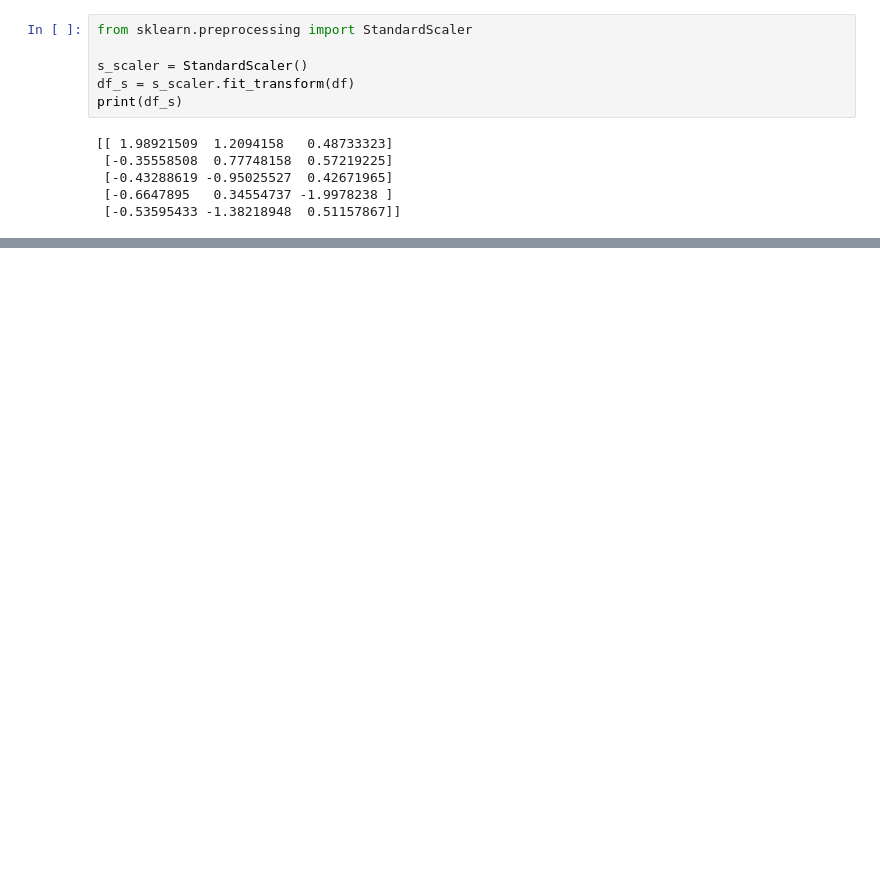
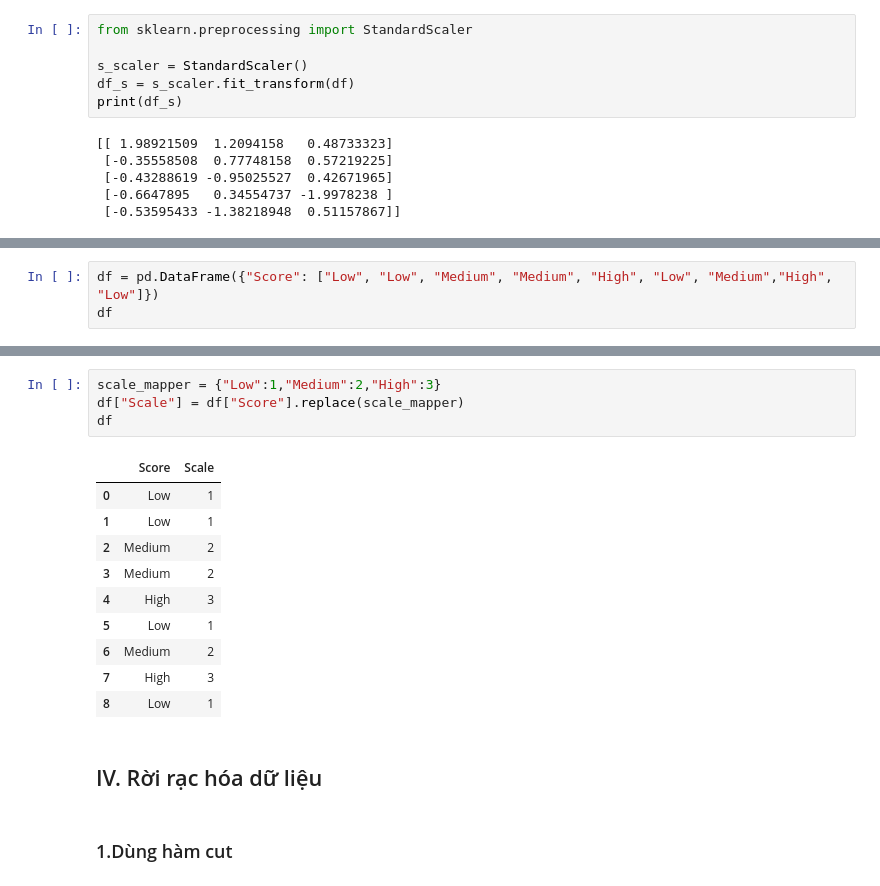
Before and after one commit to BIMSangDQ/BTVN, a Jupyter notebook: 221115_Tiền xử lý dữ liệu.ipynb, the cells around one changed output, grey strips where cells are left out. Saved outputs shown, nothing was run; the diff lists cells and outputs as text; blank space fills up the shorter version.

```diff
--- a/221115_Tiền xử lý dữ liệu.ipynb
+++ b/221115_Tiền xử lý dữ liệu.ipynb
@@ -480,0 +648,3 @@ print(df_s)
+# %%
+df = pd.DataFrame({"Score": ["Low", "Low", "Medium", "Medium", "High", "Low", "Medium","High", "Low"]})
+df
@@ -480,0 +662,19 @@ print(df_s)
+# %%
+scale_mapper = {"Low":1,"Medium":2,"High":3}
+df["Scale"] = df["Score"].replace(scale_mapper)
+df
+# %% [output]
+|  | Score | Scale |
+| 0 | Low | 1 |
+| 1 | Low | 1 |
+| 2 | Medium | 2 |
+| 3 | Medium | 2 |
+| 4 | High | 3 |
+| 5 | Low | 1 |
+| 6 | Medium | 2 |
+| 7 | High | 3 |
+| 8 | Low | 1 |
+# %% [markdown]
+## IV. Rời rạc hóa dữ liệu
+# %% [markdown]
+### 1.Dùng hàm cut
```
Also changed, not shown: parts of 32 cells of this notebook.
